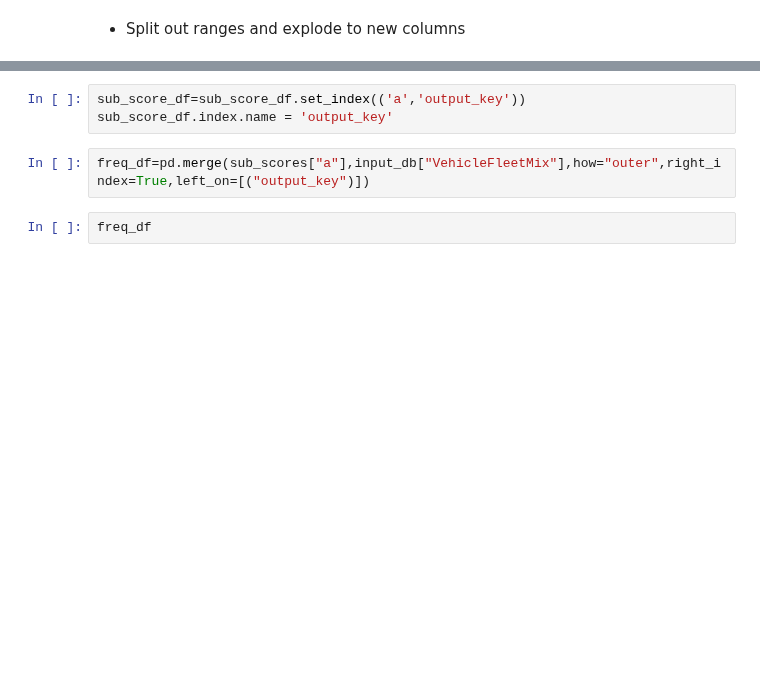
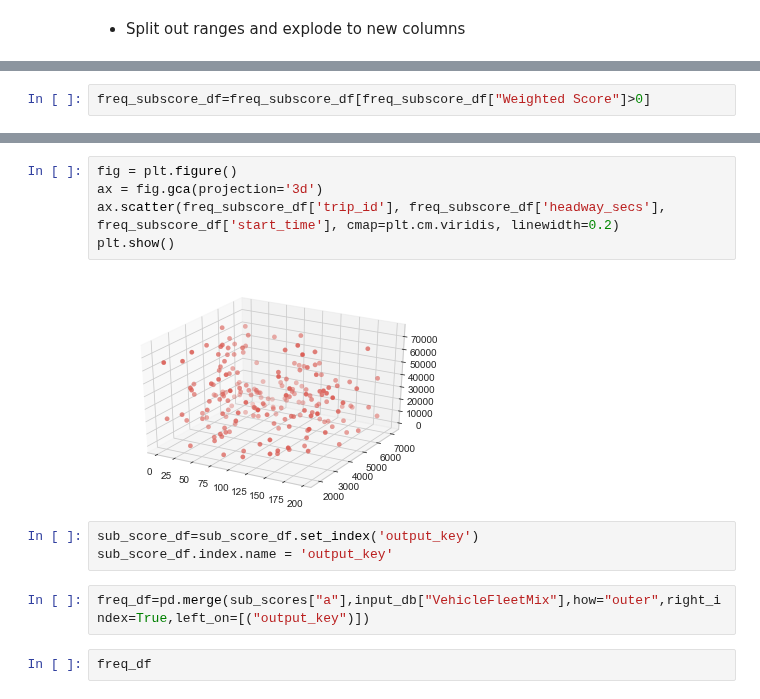
Before and after one commit to bistro-its-berkeley/BISTRO-Starter-Kit, a Jupyter notebook: utilities/RandomSearchResultsAnalysis.ipynb, the cells around one changed output, grey strips where cells are left out. Drawn from its saved outputs; the diff is of its cells as text; blank space fills up the shorter version.

```diff
--- a/utilities/RandomSearchResultsAnalysis.ipynb
+++ b/utilities/RandomSearchResultsAnalysis.ipynb
@@ -128,0 +146,2 @@ sub_score_df = pd.merge(sub_scores,input_db,how="outer",right_index=True,left_on
+# %%
+freq_subscore_df=freq_subscore_df[freq_subscore_df["Weighted Score"]>0]
@@ -129,5 +177,12 @@ sub_score_df = pd.merge(sub_scores,input_db,how="outer",right_index=True,left_on
+# %%
+fig = plt.figure()
+ax = fig.gca(projection='3d')
+ax.scatter(freq_subscore_df['trip_id'], freq_subscore_df['headway_secs'], freq_subscore_df['start_time'], cmap=plt.cm.viridis, linewidth=0.2)
+plt.show()
+# %% [output]
+[figure, added]
 # %%
-sub_score_df=sub_score_df.set_index(('a','output_key'))
+sub_score_df=sub_score_df.set_index('output_key')
 sub_score_df.index.name = 'output_key'
 # %%
 freq_df=pd.merge(sub_scores["a"],input_db["VehicleFleetMix"],how="outer",right_index=True,left_on=[("output_key")])
```
Also changed, not shown: parts of 18 cells of this notebook.
